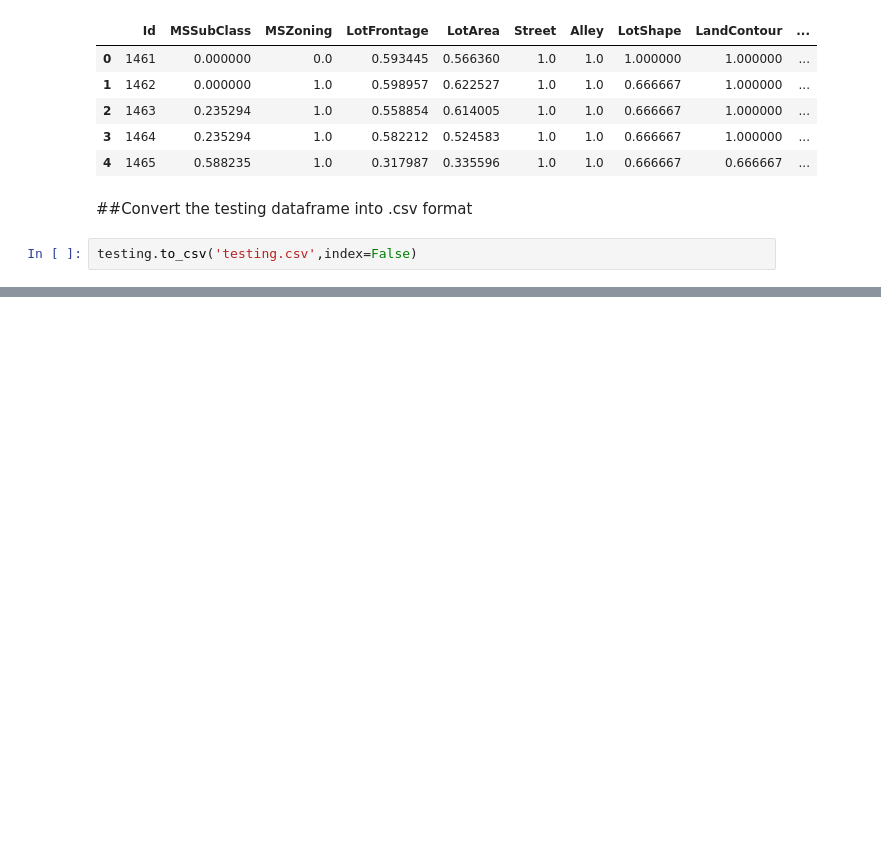
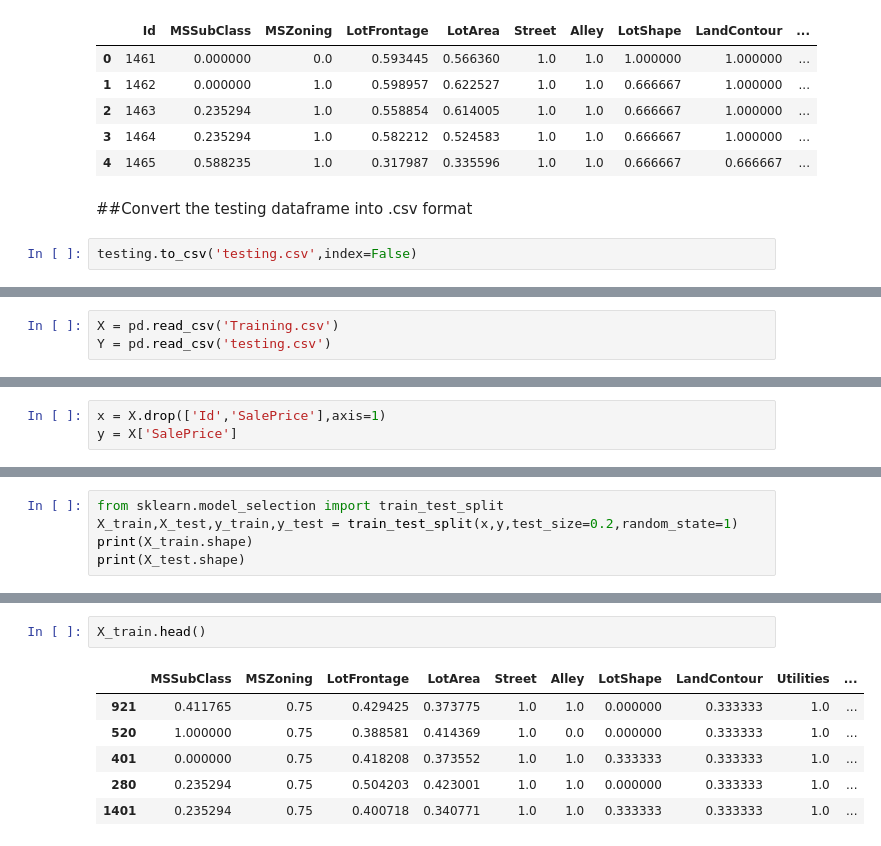
Before and after one commit to plaban1981/Pipelines, a Jupyter notebook: Advanced_Housing_Data_Feature_Engineering.ipynb, the cells around one changed output, grey strips where cells are left out. Cells and saved outputs as stored; diff of their text form; blank space fills up the shorter version.

```diff
--- a/Advanced_Housing_Data_Feature_Engineering.ipynb
+++ b/Advanced_Housing_Data_Feature_Engineering.ipynb
@@ -665,0 +687,3 @@ testing.to_csv('testing.csv',index=False)
+# %%
+X = pd.read_csv('Training.csv')
+Y = pd.read_csv('testing.csv')
@@ -665,0 +710,3 @@ testing.to_csv('testing.csv',index=False)
+# %%
+x = X.drop(['Id','SalePrice'],axis=1)
+y = X['SalePrice']
@@ -665,0 +834,5 @@ testing.to_csv('testing.csv',index=False)
+# %%
+from sklearn.model_selection import train_test_split
+X_train,X_test,y_train,y_test = train_test_split(x,y,test_size=0.2,random_state=1)
+print(X_train.shape)
+print(X_test.shape)
@@ -665,0 +868,9 @@ testing.to_csv('testing.csv',index=False)
+# %%
+X_train.head()
+# %% [output]
+|  | MSSubClass | MSZoning | LotFrontage | LotArea | Street | Alley | LotShape | LandContour | Utilities | ... |
+| 921 | 0.411765 | 0.75 | 0.429425 | 0.373775 | 1.0 | 1.0 | 0.000000 | 0.333333 | 1.0 | ... |
+| 520 | 1.000000 | 0.75 | 0.388581 | 0.414369 | 1.0 | 0.0 | 0.000000 | 0.333333 | 1.0 | ... |
+| 401 | 0.000000 | 0.75 | 0.418208 | 0.373552 | 1.0 | 1.0 | 0.333333 | 0.333333 | 1.0 | ... |
+| 280 | 0.235294 | 0.75 | 0.504203 | 0.423001 | 1.0 | 1.0 | 0.000000 | 0.333333 | 1.0 | ... |
+| 1401 | 0.235294 | 0.75 | 0.400718 | 0.340771 | 1.0 | 1.0 | 0.333333 | 0.333333 | 1.0 | ... |
```
Also changed, not shown: parts of 29 cells of this notebook.
